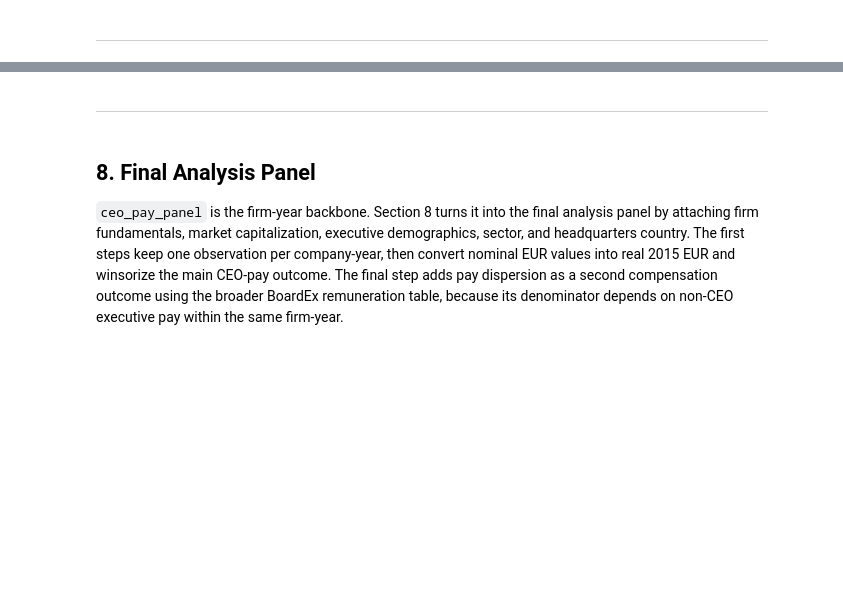
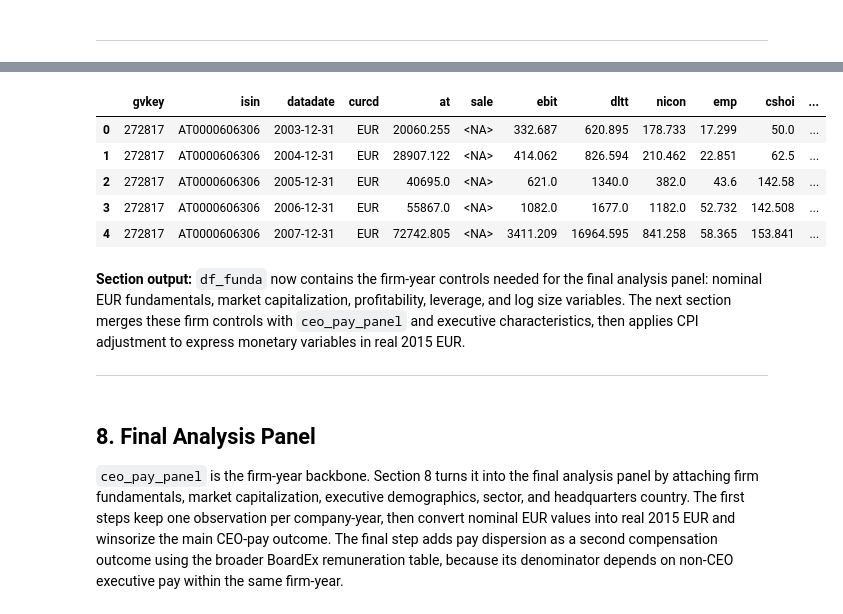
Before and after one commit to rizkyakbar-tud/DAI, a Jupyter notebook: mission/proposals_st26/mission_proposal_Akbar-Zduńczyk copy.ipynb, the cells around one changed output, grey strips where cells are left out. Saved outputs shown, nothing was run; the diff lists cells and outputs as text; code cells hidden in the pictures; blank space fills up the shorter version.

```diff
--- a/mission/proposals_st26/mission_proposal_Akbar-Zduńczyk copy.ipynb
+++ b/mission/proposals_st26/mission_proposal_Akbar-Zduńczyk copy.ipynb
@@ -2043,4 +1985,34 @@ Matched EUR market prices: 9,322
+# %%
+# Compute market capitalization in EUR
+df_funda["market_cap_eur"] = df_funda["close_eur"] * df_funda["cshoi"]
+
+# Ratios are currency-invariant, so compute them from same-currency reported values
+df_funda["roa"] = df_funda["nicon"] / df_funda["at"].replace(0, np.nan)
+df_funda["ebit_margin"] = df_funda["ebit"] / df_funda["sale"].replace(0, np.nan)
+df_funda["leverage"] = df_funda["dltt"] / df_funda["at"].replace(0, np.nan)
+
+# Log-transform only strictly positive values
+df_funda["log_assets_eur_nominal"] = np.nan
+df_funda.loc[df_funda["at_eur"] > 0, "log_assets_eur_nominal"] = np.log(
+    df_funda.loc[df_funda["at_eur"] > 0, "at_eur"].astype(float)
+)
+
+df_funda["log_market_cap_eur_nominal"] = np.nan
+df_funda.loc[df_funda["market_cap_eur"] > 0, "log_market_cap_eur_nominal"] = np.log(
+    df_funda.loc[df_funda["market_cap_eur"] > 0, "market_cap_eur"].astype(float)
+)
+
+df_funda.head()
+# %% [output]
+|  | gvkey | isin | datadate | curcd | at | sale | ebit | dltt | nicon | emp | cshoi | ... |
+| 0 | 272817 | AT0000606306 | 2003-12-31 | EUR | 20060.255 | <NA> | 332.687 | 620.895 | 178.733 | 17.299 | 50.0 | ... |
+| 1 | 272817 | AT0000606306 | 2004-12-31 | EUR | 28907.122 | <NA> | 414.062 | 826.594 | 210.462 | 22.851 | 62.5 | ... |
+| 2 | 272817 | AT0000606306 | 2005-12-31 | EUR | 40695.0 | <NA> | 621.0 | 1340.0 | 382.0 | 43.6 | 142.58 | ... |
+| 3 | 272817 | AT0000606306 | 2006-12-31 | EUR | 55867.0 | <NA> | 1082.0 | 1677.0 | 1182.0 | 52.732 | 142.508 | ... |
+| 4 | 272817 | AT0000606306 | 2007-12-31 | EUR | 72742.805 | <NA> | 3411.209 | 16964.595 | 841.258 | 58.365 | 153.841 | ... |
 # %% [markdown]
+**Section output:** `df_funda` now contains the firm-year controls needed for the final analysis panel: nominal EUR fundamentals, market capitalization, profitability, leverage, and log size variables. The next section merges these firm controls with `ceo_pay_panel` and executive characteristics, then applies CPI adjustment to express monetary variables in real 2015 EUR.
+
 ---
 # %% [markdown]
 <a id="final-analysis-panel"></a>
```
Also changed, not shown: parts of 26 cells of this notebook.
